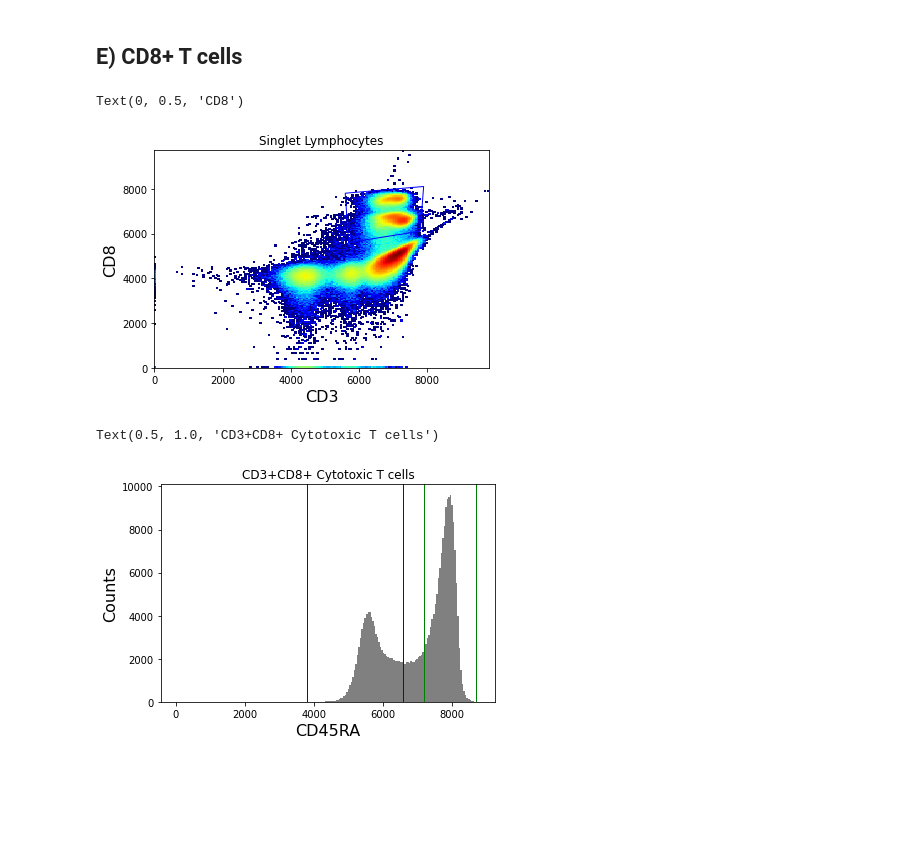
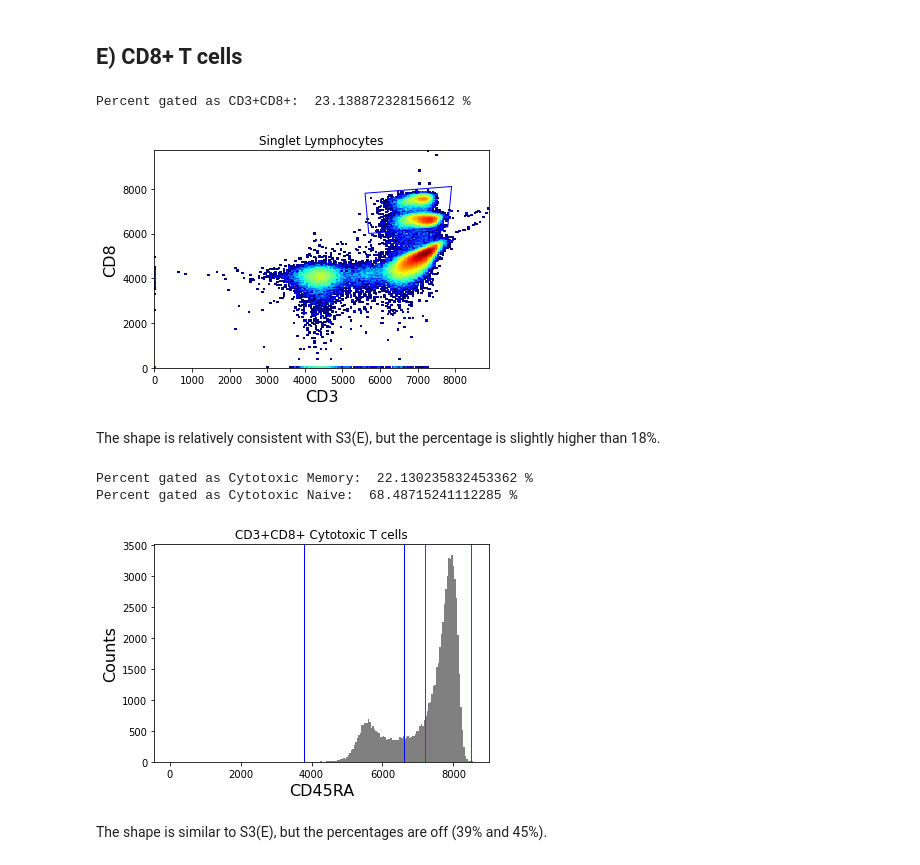
Before and after one commit to meyer-lab/gc-valent, a Jupyter notebook: ckine/liveCellGating_0426_plate2.ipynb, the cells around one changed output. Cells and saved outputs as stored; diff of their text form; code cells hidden in the pictures; blank space fills up the shorter version.

```diff
--- a/ckine/liveCellGating_0426_plate2.ipynb
+++ b/ckine/liveCellGating_0426_plate2.ipynb
@@ -44,7 +46,8 @@ Text(0.5, 1.0, 'All Events')
 # %%
-sample_all.gate(lymphocyte_gate)
-singlet_gate = PolyGate([(6000, 6950), (6900, 7700), (7500, 7700), (6500, 6950)], ('SSC-A', 'SSC-H'), region='in', name='nk')
+sample_all = sample_all.gate(lymphocyte_gate)
+singlet_gate = PolyGate([(6400, 7200), (6750, 7500), (7000, 7600), (6600, 7200)], ('SSC-A', 'SSC-H'), region='in', name='nk')
 _ = sample_all.plot(["SSC-A","SSC-H"], gates=singlet_gate, cmap=cm.jet)
 plt.title("Lymphocytes")
-sample_all.gate(singlet_gate)
+print("Percent Lymphocytes gated as Singlets: ", sample_all.gate(singlet_gate).counts/sample_all.counts*100., "%")
+sample_all = sample_all.gate(singlet_gate)
 # %% [output]
@@ -127,21 +152,29 @@ Text(0, 0.5, 'CD56')
 # %% [markdown]
 ## E) CD8+ T cells
 # %%
-cd8_gate = PolyGate([(5700, 5600), (5600, 7800), (7900, 8100), (7800, 6100)], ('VL4-H', 'VL6-H'), region='in', name='cd8')
+cd8_gate = PolyGate([(5700, 6000), (5600, 7800), (7900, 8100), (7800, 6300)], ('VL4-H', 'VL6-H'), region='in', name='cd8')
 _ = sample_all.plot(['VL4-H', 'VL6-H'], gates=cd8_gate, cmap=cm.jet) #CD8 vs. CD3
 plt.title("Singlet Lymphocytes")
 plt.xlabel("CD3")
 plt.ylabel("CD8")
+print("Percent gated as CD3+CD8+: ", sample_all.gate(cd8_gate).counts/sample_all.counts*100., "%")
 # %% [output]
-Text(0, 0.5, 'CD8')
+Percent gated as CD3+CD8+:  23.138872328156612 %
-[figure, old version]
+[figure, new version]
+# %% [markdown]
+The shape is relatively consistent with S3(E), but the percentage is slightly higher than 18%.
 # %%
 cd3cd8sample = sample_all.gate(cd8_gate)
 memcd3cd8gate = ThresholdGate(6600.0, ['BL3-H'], region='below') & ThresholdGate(3800.0, ['BL3-H'], region='above')
-naivecd3cd8gate = ThresholdGate(7200.0, ['BL3-H'], region='above') & ThresholdGate(8700.0, ['BL3-H'], region='below')
+naivecd3cd8gate = ThresholdGate(7200.0, ['BL3-H'], region='above') & ThresholdGate(8500.0, ['BL3-H'], region='below')
 _ = cd3cd8sample.plot(['BL3-H'], gates=[memcd3cd8gate,naivecd3cd8gate])
 plt.xlabel("CD45RA")
 plt.title("CD3+CD8+ Cytotoxic T cells")
+print("Percent gated as Cytotoxic Memory: ", cd3cd8sample.gate(memcd3cd8gate).counts/cd3cd8sample.counts*100., "%")
+print("Percent gated as Cytotoxic Naive: ", cd3cd8sample.gate(naivecd3cd8gate).counts/cd3cd8sample.counts*100., "%")
 # %% [output]
-Text(0.5, 1.0, 'CD3+CD8+ Cytotoxic T cells')
+Percent gated as Cytotoxic Memory:  22.130235832453362 %
+Percent gated as Cytotoxic Naive:  68.48715241112285 %
-[figure, old version]
+[figure, new version]
+# %% [markdown]
+The shape is similar to S3(E), but the percentages are off (39% and 45%).
```
Also changed, not shown: parts of 17 cells of this notebook, 3 other files.
